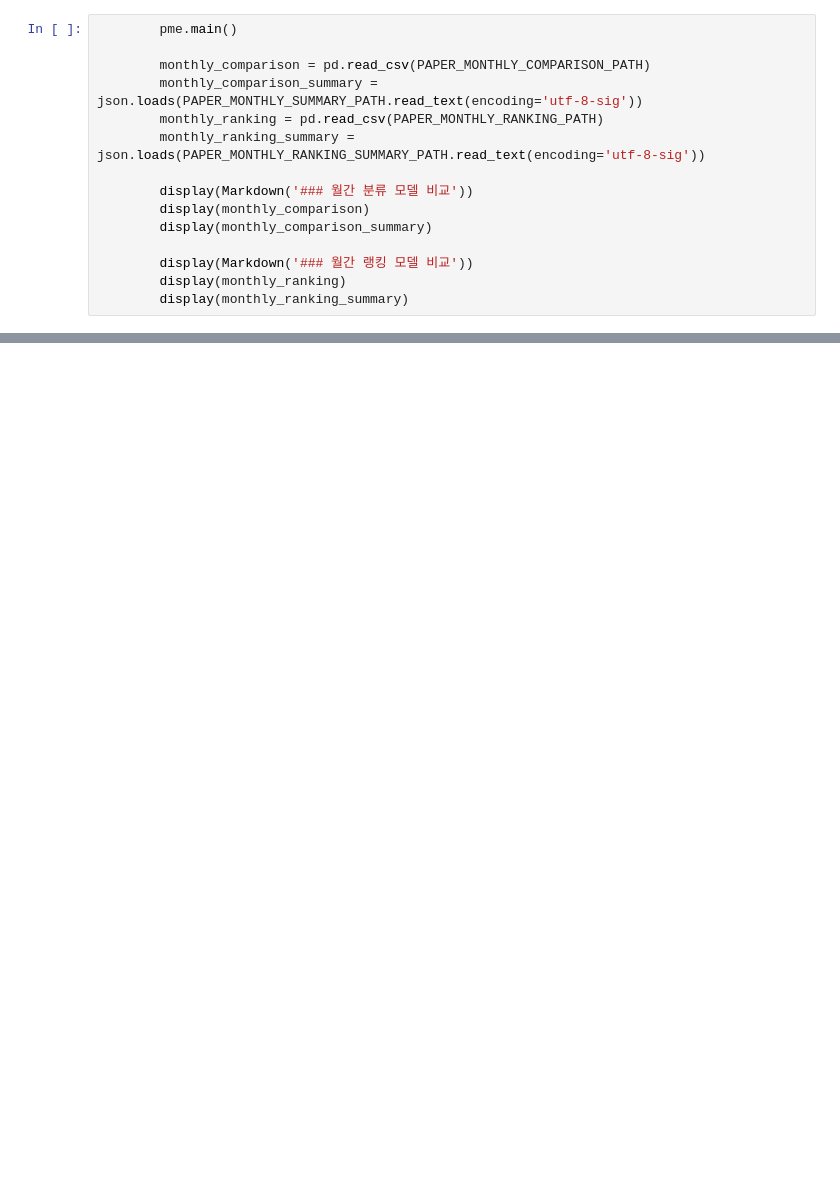
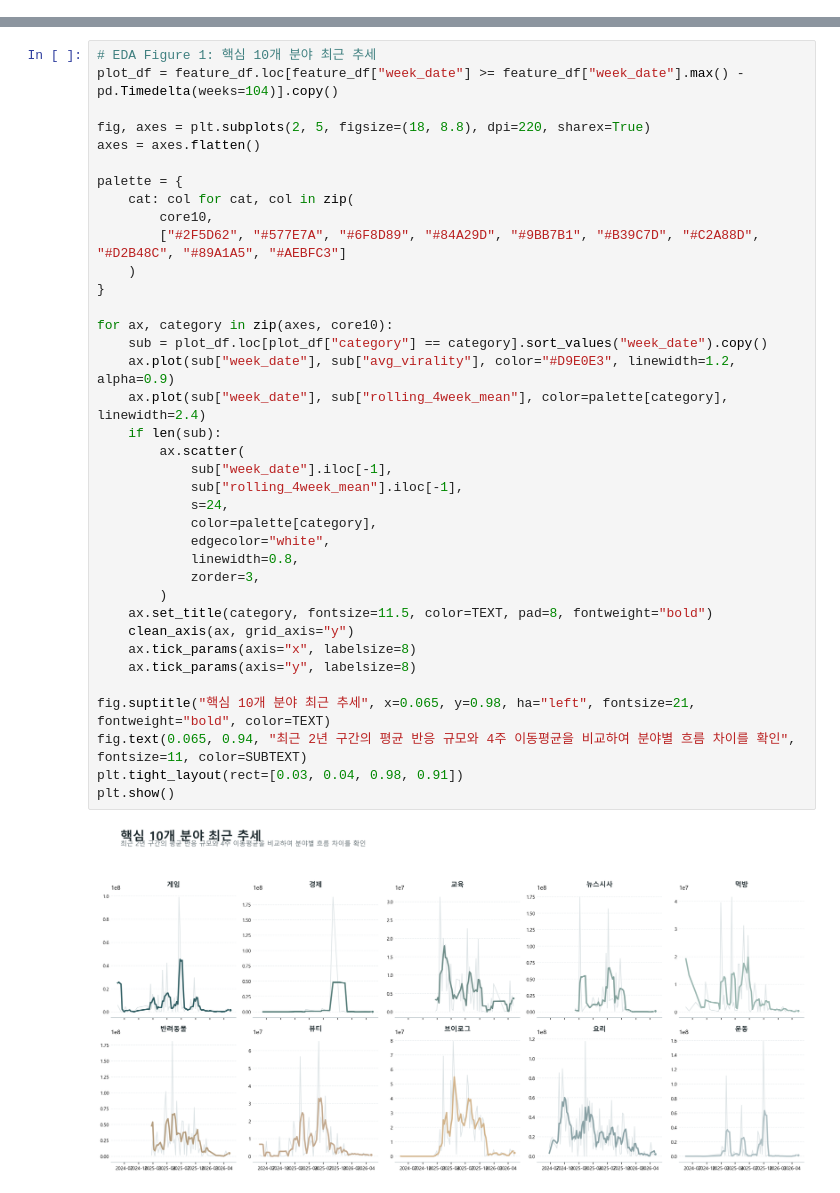
Before and after one commit to HCG0313/youtube-trend-project-journey, a Jupyter notebook: youtube_trend_project_pipeline.executed.ipynb, the cells around one changed output, grey strips where cells are left out. Cells and saved outputs as stored; diff of their text form; blank space fills up the shorter version.

```diff
--- a/youtube_trend_project_pipeline.executed.ipynb
+++ b/youtube_trend_project_pipeline.executed.ipynb
@@ -214,15 +0,0 @@ Saved figures to: C:\Users\mobu3\OneDrive\바탕 화면\홍찬기.codex\project_
-# %%
-        pme.main()
-
-        monthly_comparison = pd.read_csv(PAPER_MONTHLY_COMPARISON_PATH)
-        monthly_comparison_summary = json.loads(PAPER_MONTHLY_SUMMARY_PATH.read_text(encoding='utf-8-sig'))
-        monthly_ranking = pd.read_csv(PAPER_MONTHLY_RANKING_PATH)
-        monthly_ranking_summary = json.loads(PAPER_MONTHLY_RANKING_SUMMARY_PATH.read_text(encoding='utf-8-sig'))
-
-        display(Markdown('### 월간 분류 모델 비교'))
-        display(monthly_comparison)
-        display(monthly_comparison_summary)
-
-        display(Markdown('### 월간 랭킹 모델 비교'))
-        display(monthly_ranking)
-        display(monthly_ranking_summary)
@@ -341,0 +407,39 @@ HistGradientBoostingClassifier     base                0.45         40 2026-12,
+# %%
+# EDA Figure 1: 핵심 10개 분야 최근 추세
+plot_df = feature_df.loc[feature_df["week_date"] >= feature_df["week_date"].max() - pd.Timedelta(weeks=104)].copy()
+
+fig, axes = plt.subplots(2, 5, figsize=(18, 8.8), dpi=220, sharex=True)
+axes = axes.flatten()
+
+palette = {
+    cat: col for cat, col in zip(
+        core10,
+        ["#2F5D62", "#577E7A", "#6F8D89", "#84A29D", "#9BB7B1", "#B39C7D", "#C2A88D", "#D2B48C", "#89A1A5", "#AEBFC3"]
+    )
+}
+
+for ax, category in zip(axes, core10):
+    sub = plot_df.loc[plot_df["category"] == category].sort_values("week_date").copy()
+    ax.plot(sub["week_date"], sub["avg_virality"], color="#D9E0E3", linewidth=1.2, alpha=0.9)
+    ax.plot(sub["week_date"], sub["rolling_4week_mean"], color=palette[category], linewidth=2.4)
+    if len(sub):
+        ax.scatter(
+            sub["week_date"].iloc[-1],
+            sub["rolling_4week_mean"].iloc[-1],
+            s=24,
+            color=palette[category],
+            edgecolor="white",
+            linewidth=0.8,
+            zorder=3,
+        )
+    ax.set_title(category, fontsize=11.5, color=TEXT, pad=8, fontweight="bold")
+    clean_axis(ax, grid_axis="y")
+    ax.tick_params(axis="x", labelsize=8)
+    ax.tick_params(axis="y", labelsize=8)
+
+fig.suptitle("핵심 10개 분야 최근 추세", x=0.065, y=0.98, ha="left", fontsize=21, fontweight="bold", color=TEXT)
+fig.text(0.065, 0.94, "최근 2년 구간의 평균 반응 규모와 4주 이동평균을 비교하여 분야별 흐름 차이를 확인", fontsize=11, color=SUBTEXT)
+plt.tight_layout(rect=[0.03, 0.04, 0.98, 0.91])
+plt.show()
+# %% [output]
+[figure, added]
```
Also changed, not shown: parts of 79 cells of this notebook.
